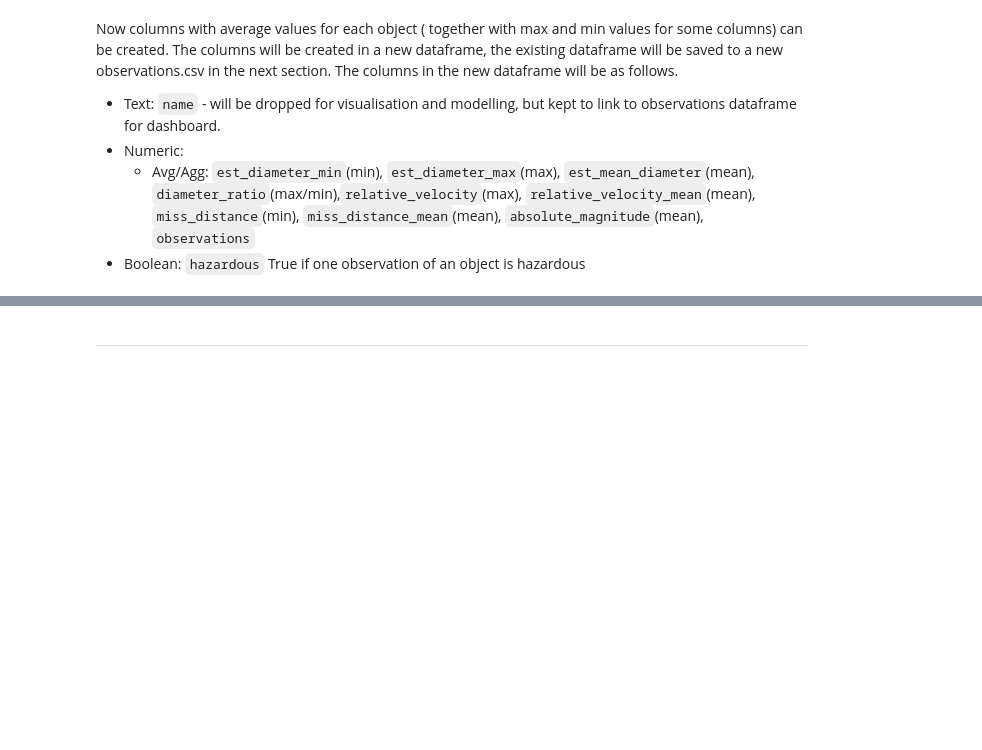
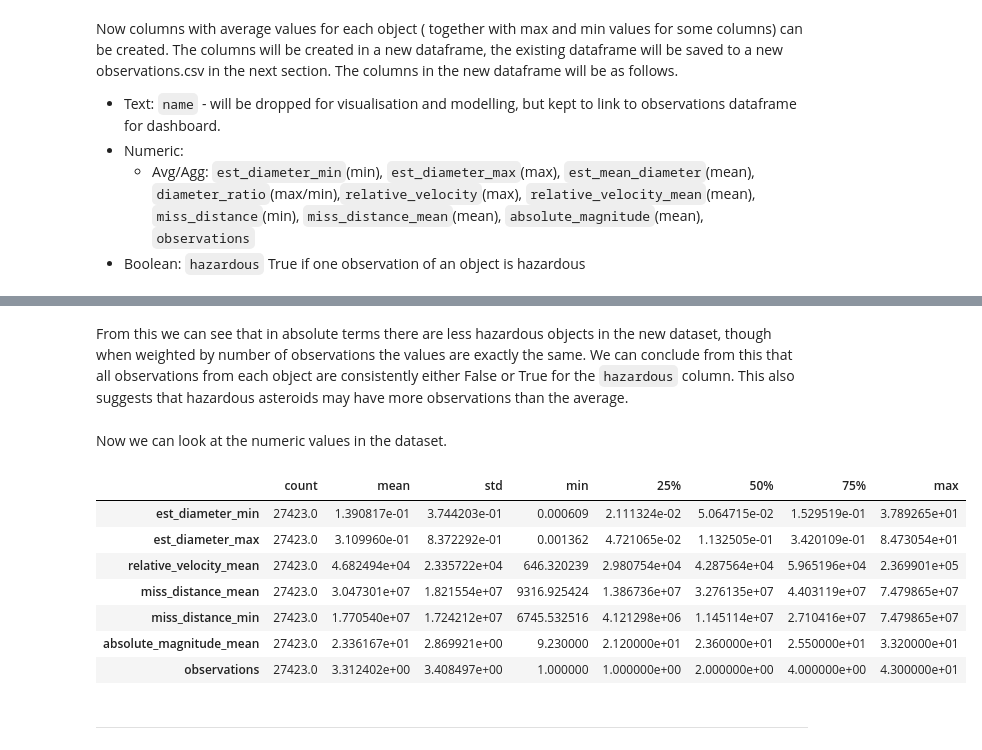
Before and after one commit to Mikeecee1/Near-Earth-Asteroid-Analysis, a Jupyter notebook: jupyter_notebooks/ETL.ipynb, the cells around one changed output, grey strips where cells are left out. Cells and saved outputs as stored; diff of their text form; code cells hidden in the pictures; blank space fills up the shorter version.

```diff
--- a/jupyter_notebooks/ETL.ipynb
+++ b/jupyter_notebooks/ETL.ipynb
@@ -253,0 +256,26 @@ Now columns with average values for each object ( together with max and min valu
+# %%
+# --- Aggregate/ Average per unique object ---
+neo_features = (
+    df.groupby([ "name"], as_index=False)
+    .agg({
+        "est_diameter_min": "mean",
+        "est_diameter_max": "mean",
+        "relative_velocity": "mean",
+        "miss_distance": ["mean", "min"],
+        "absolute_magnitude": "mean",
+        "hazardous": "max",
+        "observations": "first"
+    })
+)
+
+# Flatten the MultiIndex column names"
+neo_features.columns = [
+    "name",
+    "est_diameter_min", "est_diameter_max",
+    "relative_velocity_mean",
+    "miss_distance_mean", "miss_distance_min",
+    "absolute_magnitude_mean",
+    "hazardous", "observations"
+]
+
+neo_features.shape, neo_features.head()
@@ -253,0 +350,17 @@ Now columns with average values for each object ( together with max and min valu
+# %% [markdown]
+From this we can see that in absolute terms there are less hazardous objects in the new dataset, though when weighted by number of observations the values are exactly the same.
+We can conclude from this that all observations from each object are consistently either False or True for the `hazardous` column. This also suggests that hazardous asteroids may have more observations than the average.
+# %% [markdown]
+Now we can look at the numeric values in the dataset.
+# %%
+#summary statistics of numeric columns
+neo_features.describe().T
+# %% [output]
+|  | count | mean | std | min | 25% | 50% | 75% | max |
+| est_diameter_min | 27423.0 | 1.390817e-01 | 3.744203e-01 | 0.000609 | 2.111324e-02 | 5.064715e-02 | 1.529519e-01 | 3.789265e+01 |
+| est_diameter_max | 27423.0 | 3.109960e-01 | 8.372292e-01 | 0.001362 | 4.721065e-02 | 1.132505e-01 | 3.420109e-01 | 8.473054e+01 |
+| relative_velocity_mean | 27423.0 | 4.682494e+04 | 2.335722e+04 | 646.320239 | 2.980754e+04 | 4.287564e+04 | 5.965196e+04 | 2.369901e+05 |
+| miss_distance_mean | 27423.0 | 3.047301e+07 | 1.821554e+07 | 9316.925424 | 1.386736e+07 | 3.276135e+07 | 4.403119e+07 | 7.479865e+07 |
+| miss_distance_min | 27423.0 | 1.770540e+07 | 1.724212e+07 | 6745.532516 | 4.121298e+06 | 1.145114e+07 | 2.710416e+07 | 7.479865e+07 |
+| absolute_magnitude_mean | 27423.0 | 2.336167e+01 | 2.869921e+00 | 9.230000 | 2.120000e+01 | 2.360000e+01 | 2.550000e+01 | 3.320000e+01 |
+| observations | 27423.0 | 3.312402e+00 | 3.408497e+00 | 1.000000 | 1.000000e+00 | 2.000000e+00 | 4.000000e+00 | 4.300000e+01 |
```
Also changed, not shown: parts of 8 cells of this notebook, 2 other files.
